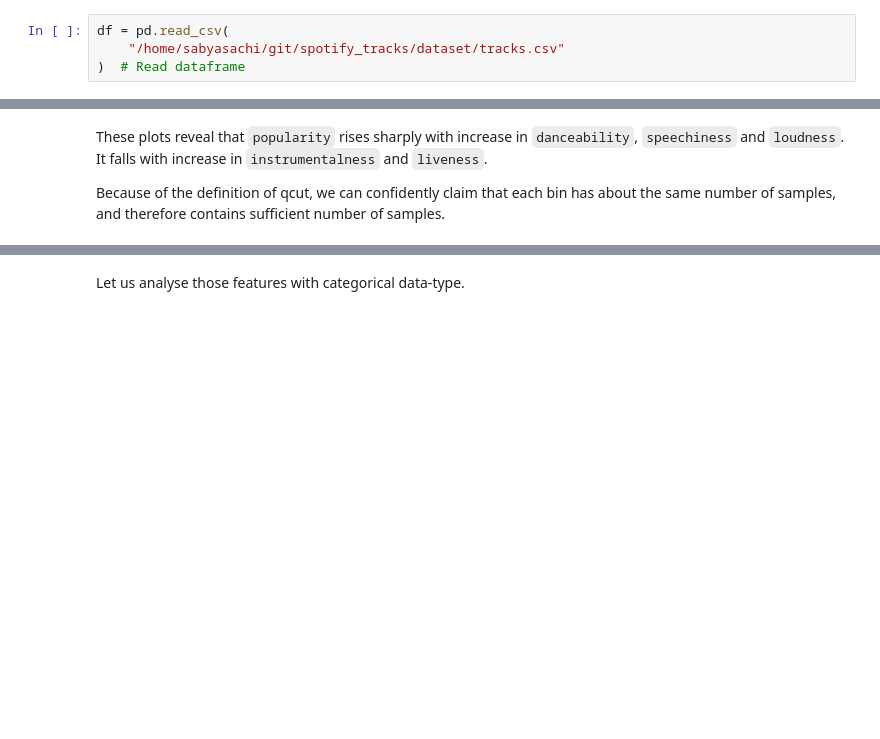
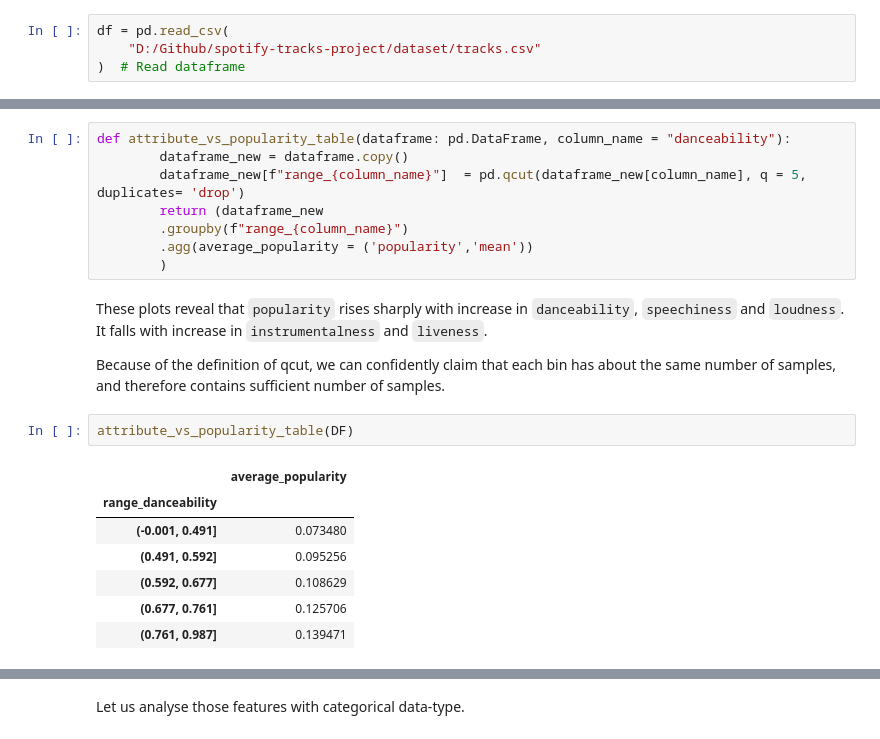
Before and after one commit to sabyasachi-mukherjee/spotify-tracks-project, a Jupyter notebook: EDA.ipynb, the cells around one changed output, grey strips where cells are left out. Drawn from its saved outputs; the diff is of its cells as text; blank space fills up the shorter version.

Commit message:
Added numerical tables with qcut

```diff
--- a/EDA.ipynb
+++ b/EDA.ipynb
@@ -9,7 +9,7 @@ from spotify.plots import SpotifyPlots
 from spotify.data_transformations import DataTransformations
 # %%
 df = pd.read_csv(
-    "/home/sabyasachi/git/spotify_tracks/dataset/tracks.csv"
+    "D:/Github/spotify-tracks-project/dataset/tracks.csv"
 )  # Read dataframe
 # %%
 print(f"The shape of the dataframe is {df.shape}.")
@@ -129,9 +129,27 @@ for column in float_columns:
 [figure]
 [figure]
 [figure]
+# %%
+def attribute_vs_popularity_table(dataframe: pd.DataFrame, column_name = "danceability"):
+        dataframe_new = dataframe.copy()
+        dataframe_new[f"range_{column_name}"]  = pd.qcut(dataframe_new[column_name], q = 5, duplicates= 'drop')
+        return (dataframe_new
+        .groupby(f"range_{column_name}")
+        .agg(average_popularity = ('popularity','mean'))
+        )
 # %% [markdown]
 These plots reveal that `popularity` rises sharply with increase in `danceability`, `speechiness` and `loudness`. It falls
 with increase in `instrumentalness` and `liveness`.
 
 Because of the definition of qcut, we can confidently claim that each bin has about the same number of samples, and
 therefore contains sufficient number of samples.
+# %%
+attribute_vs_popularity_table(DF)
+# %% [output]
+|  | average_popularity |
+| range_danceability |  |
+| (-0.001, 0.491] | 0.073480 |
+| (0.491, 0.592] | 0.095256 |
+| (0.592, 0.677] | 0.108629 |
+| (0.677, 0.761] | 0.125706 |
+| (0.761, 0.987] | 0.139471 |
```
Also changed, not shown: parts of 3 cells of this notebook.
